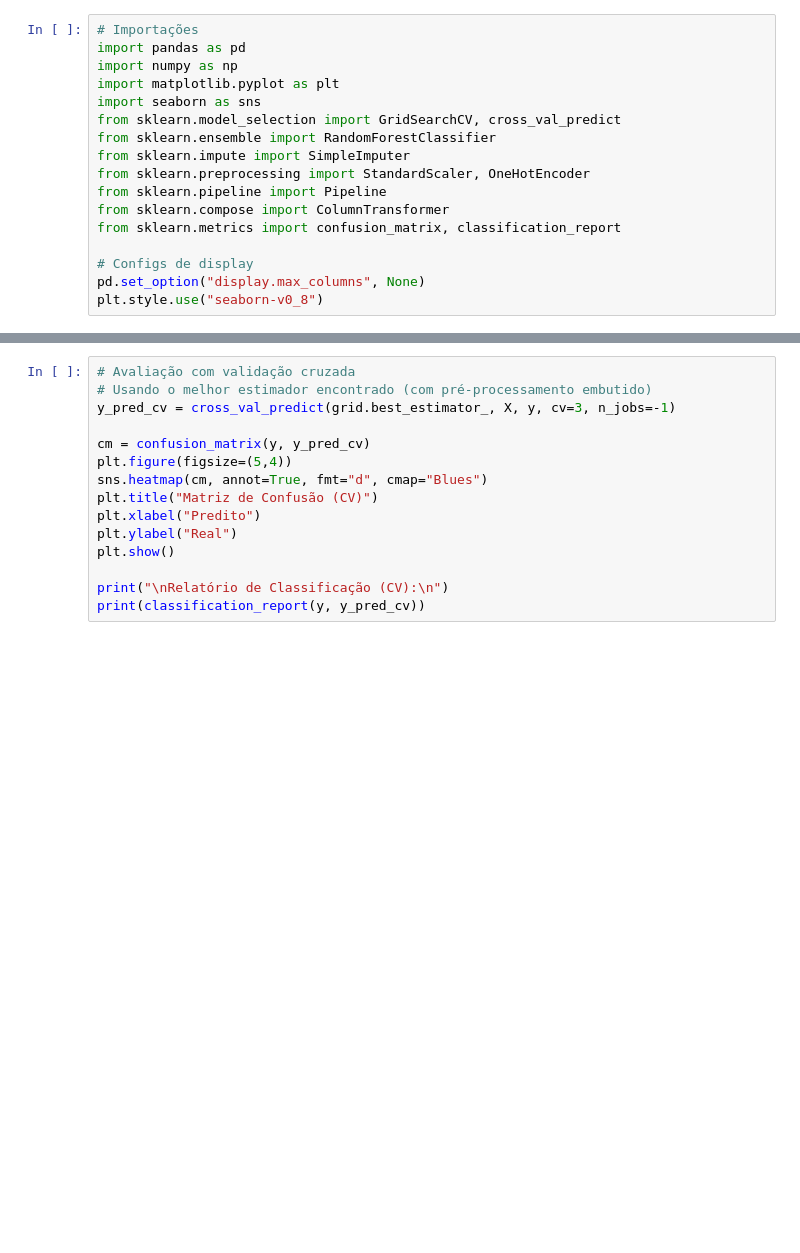
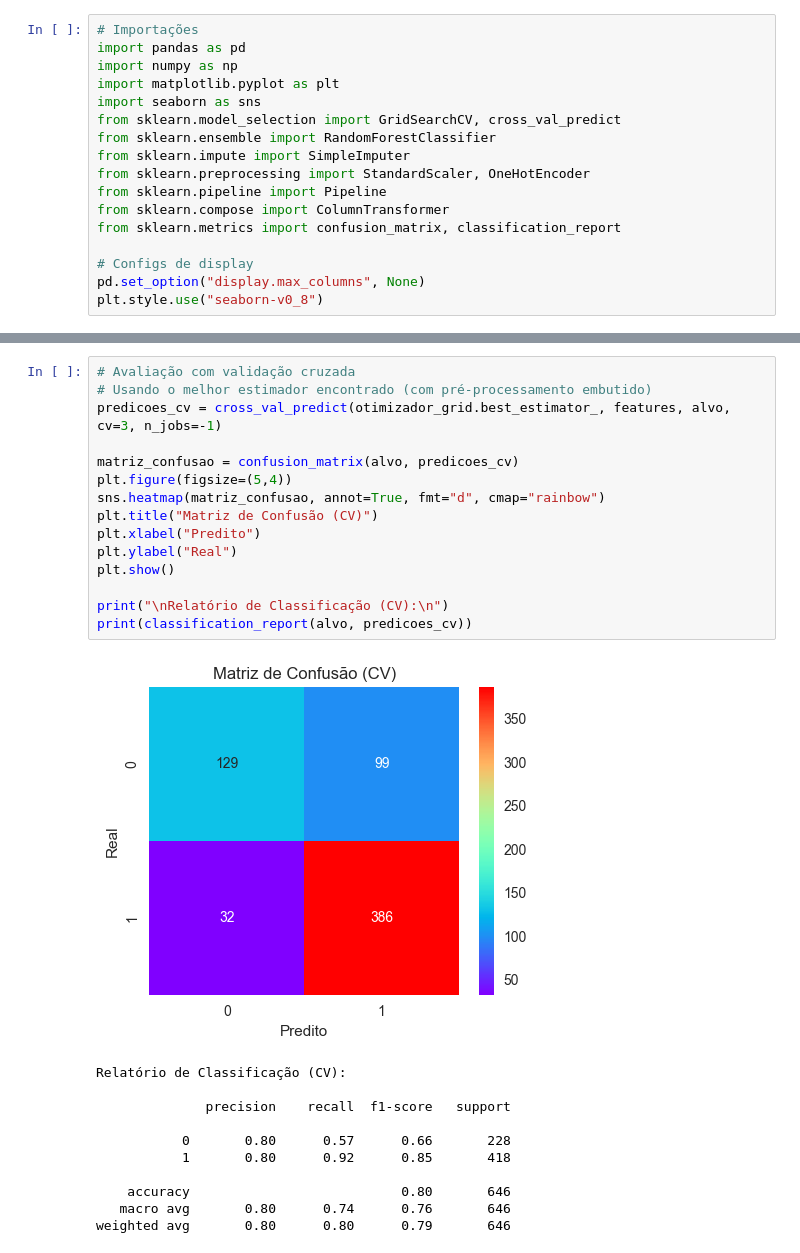
Before and after one commit to B0czar/modelon-kk, a Jupyter notebook: model.ipynb, the cells around one changed output, grey strips where cells are left out. Drawn from its saved outputs; the diff is of its cells as text; blank space fills up the shorter version.

```diff
--- a/model.ipynb
+++ b/model.ipynb
@@ -82,15 +97,27 @@ best_model = grid.best_estimator_
 # %%
 # Avaliação com validação cruzada
 # Usando o melhor estimador encontrado (com pré-processamento embutido)
-y_pred_cv = cross_val_predict(grid.best_estimator_, X, y, cv=3, n_jobs=-1)
+predicoes_cv = cross_val_predict(otimizador_grid.best_estimator_, features, alvo, cv=3, n_jobs=-1)
 
-cm = confusion_matrix(y, y_pred_cv)
+matriz_confusao = confusion_matrix(alvo, predicoes_cv)
 plt.figure(figsize=(5,4))
-sns.heatmap(cm, annot=True, fmt="d", cmap="Blues")
+sns.heatmap(matriz_confusao, annot=True, fmt="d", cmap="rainbow")
 plt.title("Matriz de Confusão (CV)")
 plt.xlabel("Predito")
 plt.ylabel("Real")
 plt.show()
 
 print("\nRelatório de Classificação (CV):\n")
-print(classification_report(y, y_pred_cv))
+print(classification_report(alvo, predicoes_cv))
+# %% [output]
+[figure, added]
+Relatório de Classificação (CV):
+
+              precision    recall  f1-score   support
+
+           0       0.80      0.57      0.66       228
+           1       0.80      0.92      0.85       418
+
+    accuracy                           0.80       646
+   macro avg       0.80      0.74      0.76       646
+weighted avg       0.80      0.80      0.79       646
```
Also changed, not shown: parts of 17 cells of this notebook, 2 other files.
